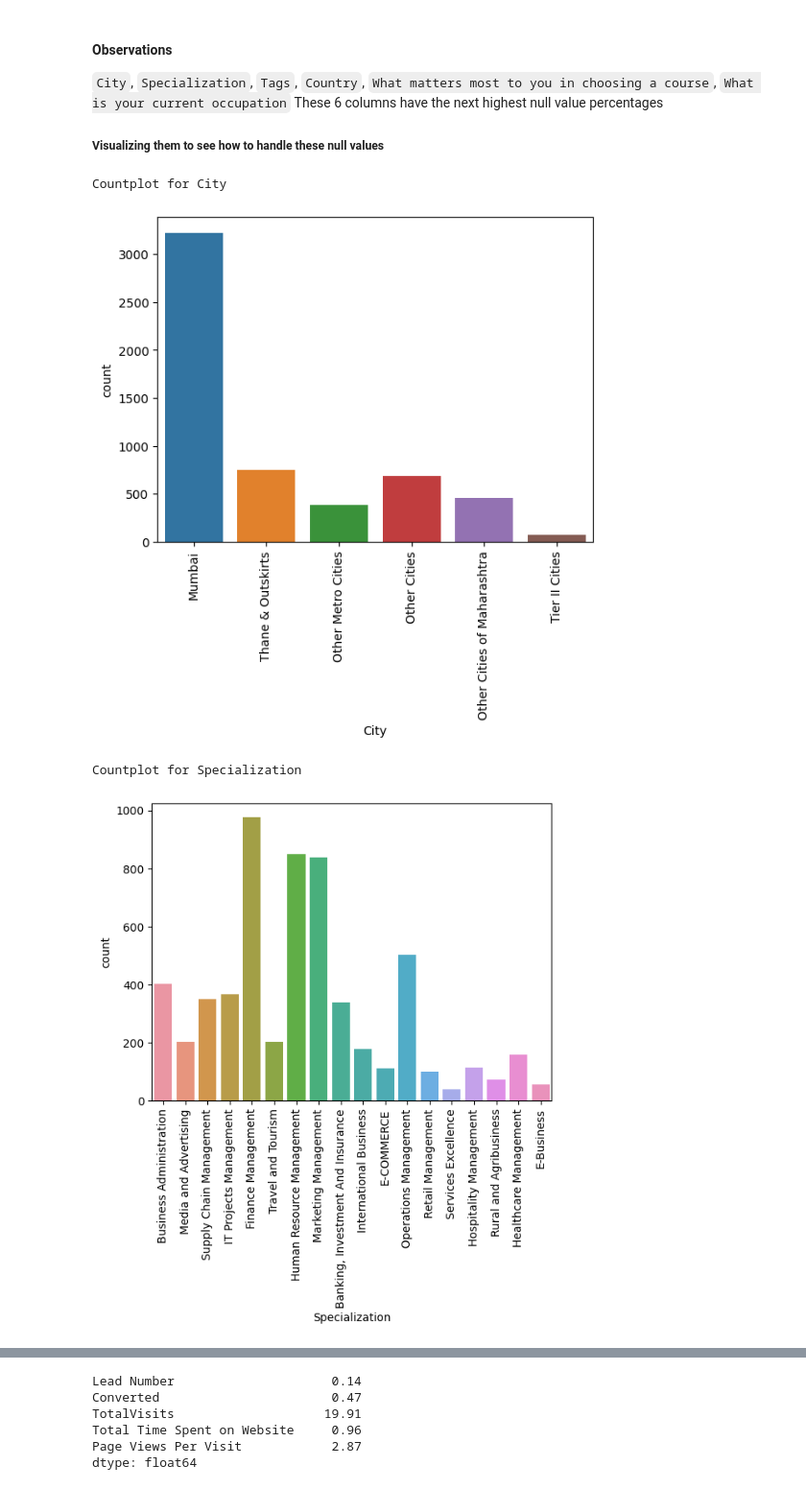
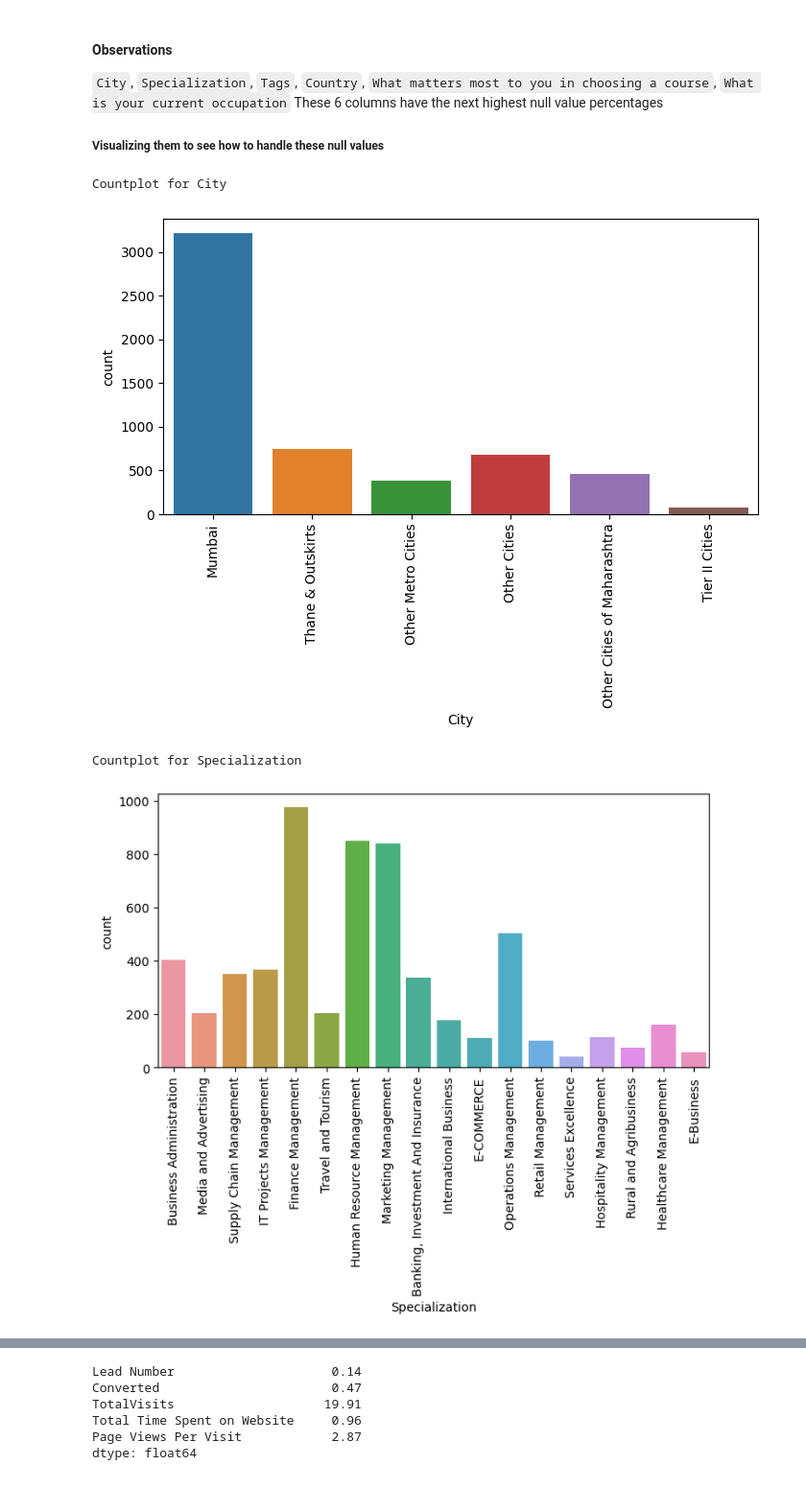
Before and after one commit to priyamishraa/Lead-Score-Case-Study, a Jupyter notebook: Lead_Scoring_Case_Study.ipynb, the cells around one changed output, grey strips where cells are left out. Shown at 96% size. Cells and saved outputs as stored; diff of their text form; code cells hidden in the pictures.

```diff
--- a/Lead_Scoring_Case_Study.ipynb
+++ b/Lead_Scoring_Case_Study.ipynb
@@ -170,15 +180,16 @@ These 6 columns have the next highest null value percentages
 # %%
 null_val_cols = ['City', 'Specialization', 'Tags', 'Country', 'What matters most to you in choosing a course',
                  'What is your current occupation']
 
 for col in null_val_cols:
     print("Countplot for", col)
+    plt.rcParams["figure.figsize"] = (8,4)
     sns.countplot(x =col, data=df)
     xticks(rotation = 90)
     plt.show()
 # %% [output]
 Countplot for City
-[figure, old version]
+[figure, new version]
 Countplot for Specialization
-[figure, old version]
+[figure, new version]
 Countplot for Tags
```
Also changed, not shown: parts of 76 cells of this notebook.
